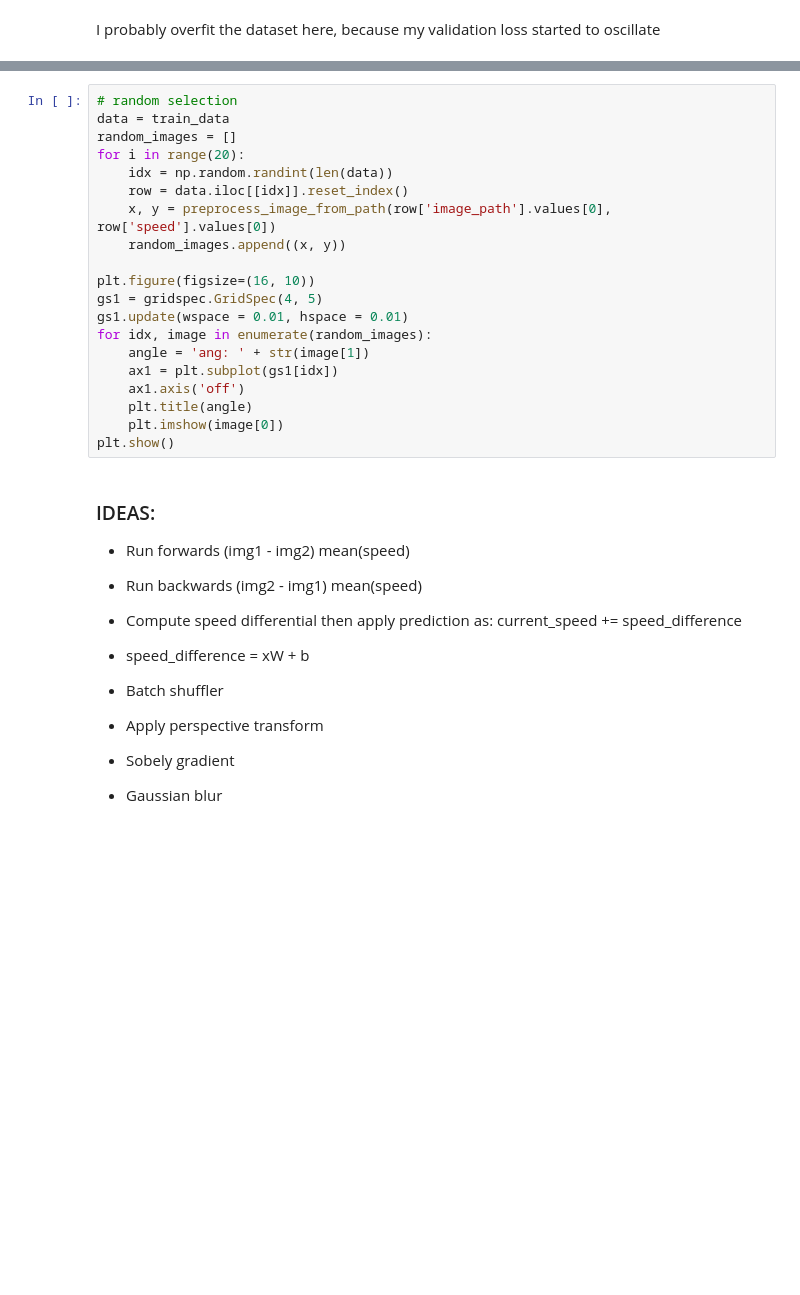
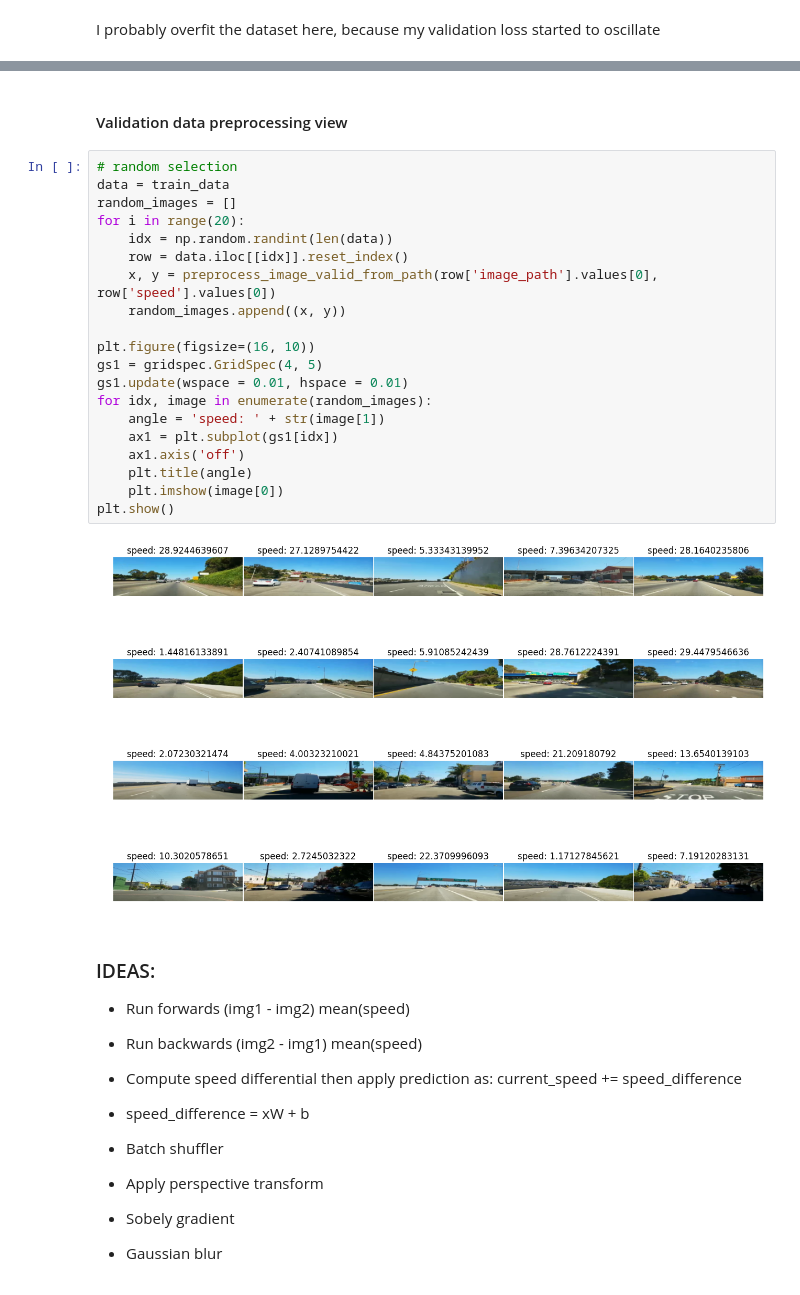
Before and after one commit to JonathanCMitchell/speedChallenge, a Jupyter notebook: NvidiaModel.ipynb, the cells around one changed output, grey strips where cells are left out. Saved outputs shown, nothing was run; the diff lists cells and outputs as text; blank space fills up the shorter version.

```diff
--- a/NvidiaModel.ipynb
+++ b/NvidiaModel.ipynb
@@ -418,23 +443,27 @@ loop4Epoch6 =
+# %% [markdown]
+#### Validation data preprocessing view
 # %%
 # random selection
 data = train_data
 random_images = []
 for i in range(20):
     idx = np.random.randint(len(data))
     row = data.iloc[[idx]].reset_index()
-    x, y = preprocess_image_from_path(row['image_path'].values[0], row['speed'].values[0])
+    x, y = preprocess_image_valid_from_path(row['image_path'].values[0], row['speed'].values[0])
     random_images.append((x, y))
 
 plt.figure(figsize=(16, 10))
 gs1 = gridspec.GridSpec(4, 5)
 gs1.update(wspace = 0.01, hspace = 0.01)
 for idx, image in enumerate(random_images):
-    angle = 'ang: ' + str(image[1])
+    angle = 'speed: ' + str(image[1])
     ax1 = plt.subplot(gs1[idx])
     ax1.axis('off')
     plt.title(angle)
     plt.imshow(image[0])
 plt.show()
+# %% [output]
+[figure, added]
 # %% [markdown]
 ### IDEAS:
 * Run forwards (img1 - img2) mean(speed)
```
Also changed, not shown: parts of 11 cells of this notebook, 1 other file.
